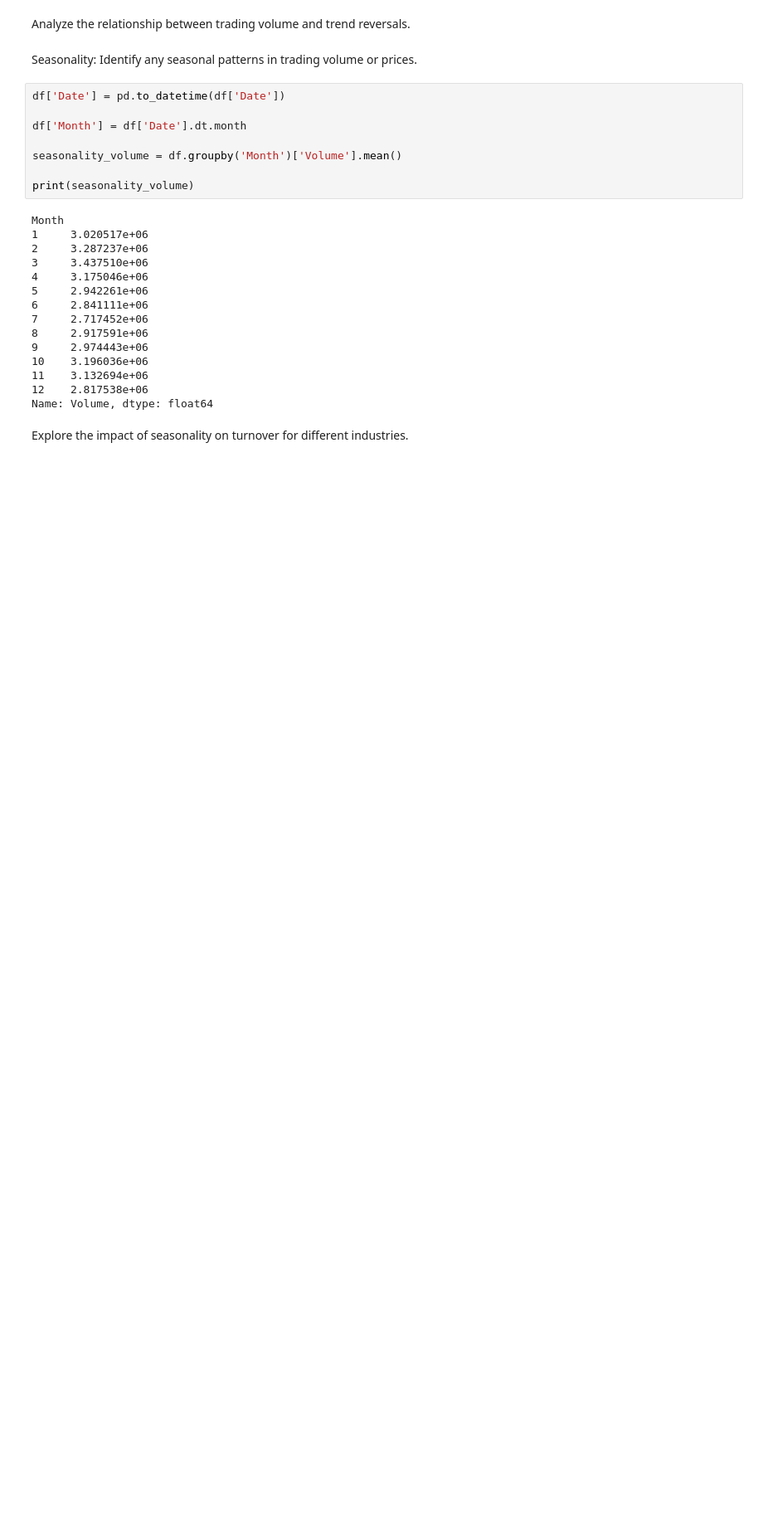
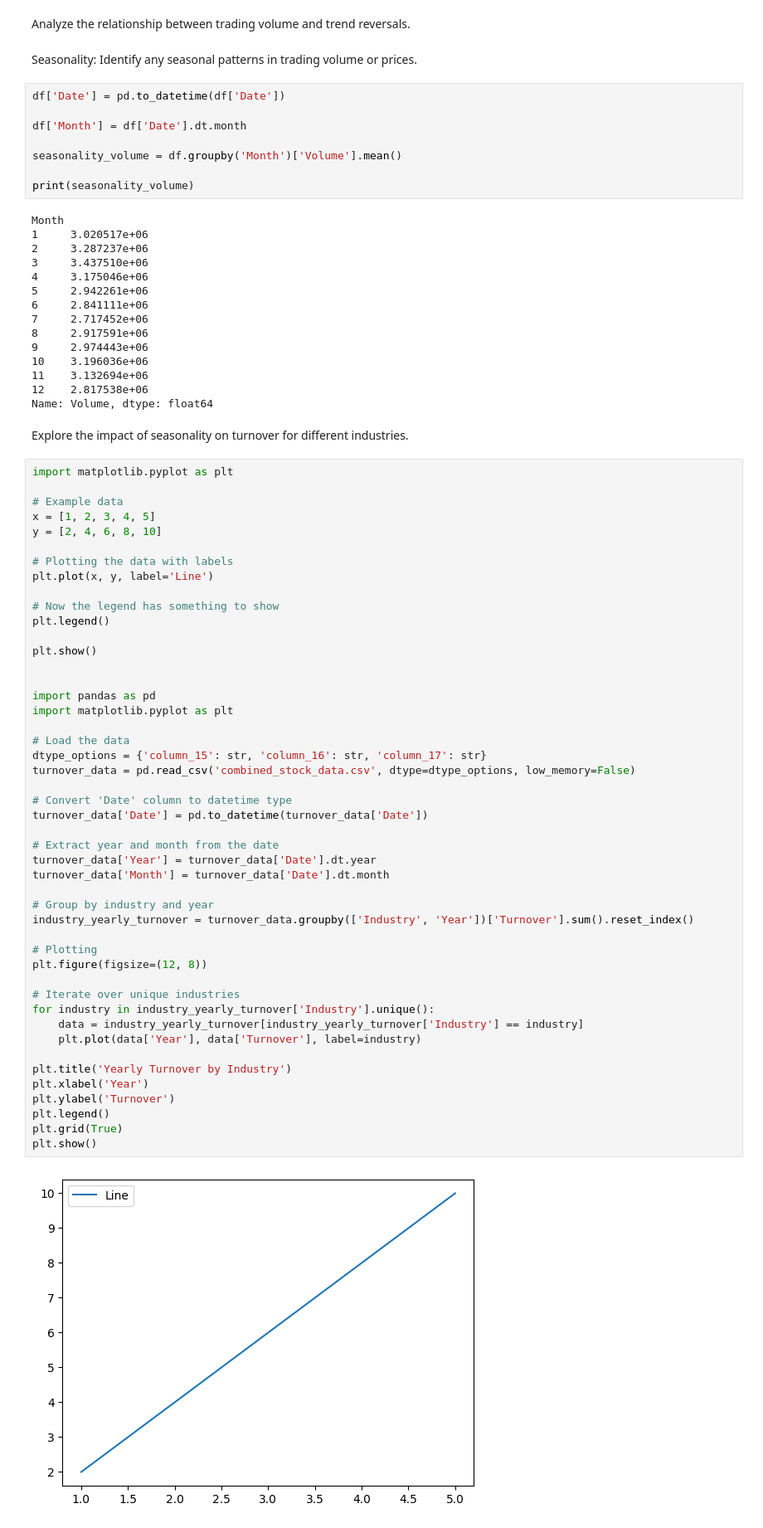
Before and after one commit to AkshayaKakde/Stock-Market-Data-Analysis-and-Reporting, a Jupyter notebook: stock_data_analysis.ipynb, the cells around one changed output. Shown at 83% size. Cells and saved outputs as stored; diff of their text form; blank space fills up the shorter version.

```diff
--- a/stock_data_analysis.ipynb
+++ b/stock_data_analysis.ipynb
@@ -873,3 +873,52 @@ Month
 Name: Volume, dtype: float64
 # %% [markdown]
 Explore the impact of seasonality on turnover for different industries.
+# %%
+import matplotlib.pyplot as plt
+
+# Example data
+x = [1, 2, 3, 4, 5]
+y = [2, 4, 6, 8, 10]
+
+# Plotting the data with labels
+plt.plot(x, y, label='Line')
+
+# Now the legend has something to show
+plt.legend()
+
+plt.show()
+
+
+import pandas as pd
+import matplotlib.pyplot as plt
+
+# Load the data
+dtype_options = {'column_15': str, 'column_16': str, 'column_17': str}
+turnover_data = pd.read_csv('combined_stock_data.csv', dtype=dtype_options, low_memory=False)
+
+# Convert 'Date' column to datetime type
+turnover_data['Date'] = pd.to_datetime(turnover_data['Date'])
+
+# Extract year and month from the date
+turnover_data['Year'] = turnover_data['Date'].dt.year
+turnover_data['Month'] = turnover_data['Date'].dt.month
+
+# Group by industry and year
+industry_yearly_turnover = turnover_data.groupby(['Industry', 'Year'])['Turnover'].sum().reset_index()
+
+# Plotting
+plt.figure(figsize=(12, 8))
+
+# Iterate over unique industries
+for industry in industry_yearly_turnover['Industry'].unique():
+    data = industry_yearly_turnover[industry_yearly_turnover['Industry'] == industry]
+    plt.plot(data['Year'], data['Turnover'], label=industry)
+
+plt.title('Yearly Turnover by Industry')
+plt.xlabel('Year')
+plt.ylabel('Turnover')
+plt.legend()
+plt.grid(True)
+plt.show()
+# %% [output]
+[figure, added]
```
Also changed, not shown: parts of 1 cell of this notebook.
